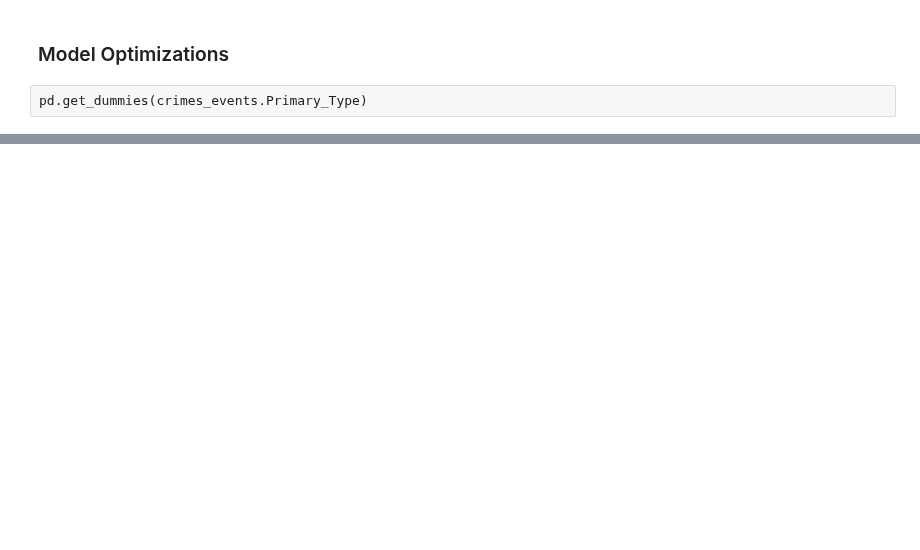
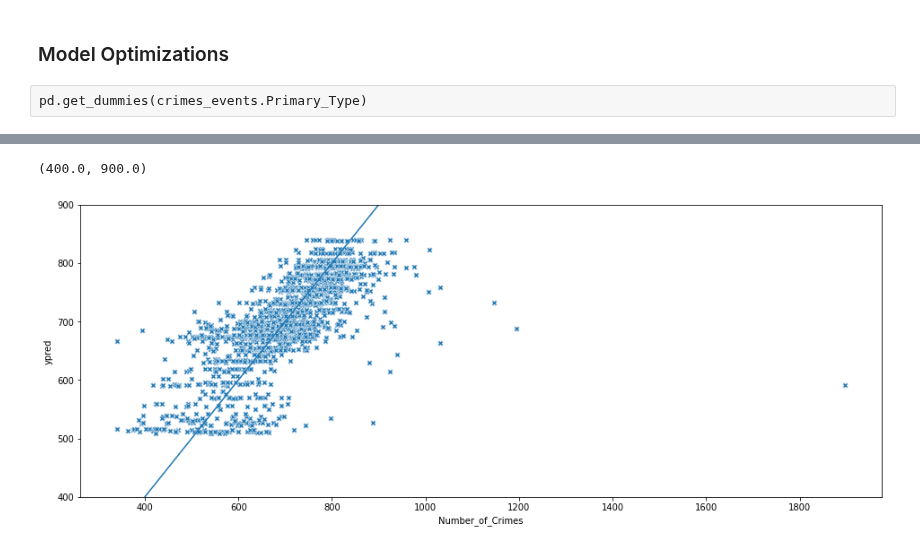
Before and after one commit to leo-cavalcante/crimes-in-chicago, a Jupyter notebook: Time Analysis.ipynb, the cells around one changed output, grey strips where cells are left out. Cells and saved outputs as stored; diff of their text form; code cells hidden in the pictures; blank space fills up the shorter version.

```diff
--- a/Time Analysis.ipynb
+++ b/Time Analysis.ipynb
@@ -810,0 +901,13 @@ Droping columns for
+# %%
+# Merging the 2 DataFrames
+crimes_events2 = pd.merge(aggregated_crimes2, aggregated_protests,
+                  how="left", left_on="Year-Month-Day", right_on="Date")
+#crimes_events2.drop(columns="Date",inplace=True)
+
+# Cleaning the NaN values in Protests_Attendees columns
+crimes_events2.Protests_Attendees.fillna(0,inplace=True)
+
+crimes_events2 = crimes_events2[crimes_events2.Year>=2017].copy()
+
+print(crimes_events2.shape)
+crimes_events2
@@ -810,0 +950,3 @@ Droping columns for
+# %%
+# Creating dummies for the categorical variables
+crimes_events2=pd.get_dummies(data=crimes_events2, columns=['Year','Month',"WeekDay"], drop_first=True)
@@ -810,0 +984,11 @@ Droping columns for
+# %%
+from statsmodels.api import OLS
+from statsmodels.api import add_constant
+
+# Specifying features and targets
+X, y = add_constant(crimes_events2).drop(['Number_of_Crimes',"Year-Month-Day","Day"], axis=1), crimes_events2.Number_of_Crimes # features, target
+
+X['trend']=X.index
+# Construction of model
+model_fit=OLS(y, X.drop('ypred', axis=1)).fit()
+model_fit.summary()
@@ -810,0 +1030,3 @@ Droping columns for
+# %%
+y_pred=model_fit.predict()
+crimes_events2['ypred']=y_pred
@@ -810,0 +1048,8 @@ Droping columns for
+# %%
+fig = plt.figure(figsize=(16,6))
+sns.scatterplot(data=crimes_events2, x='Number_of_Crimes', y='ypred', marker='X',legend=False)
+sns.lineplot(data=crimes_events2, x='Number_of_Crimes', y='Number_of_Crimes')
+plt.ylim(400, 900)
+# %% [output]
+(400.0, 900.0)
+[figure, added]
```
Also changed, not shown: parts of 36 cells of this notebook, 1 other file.
